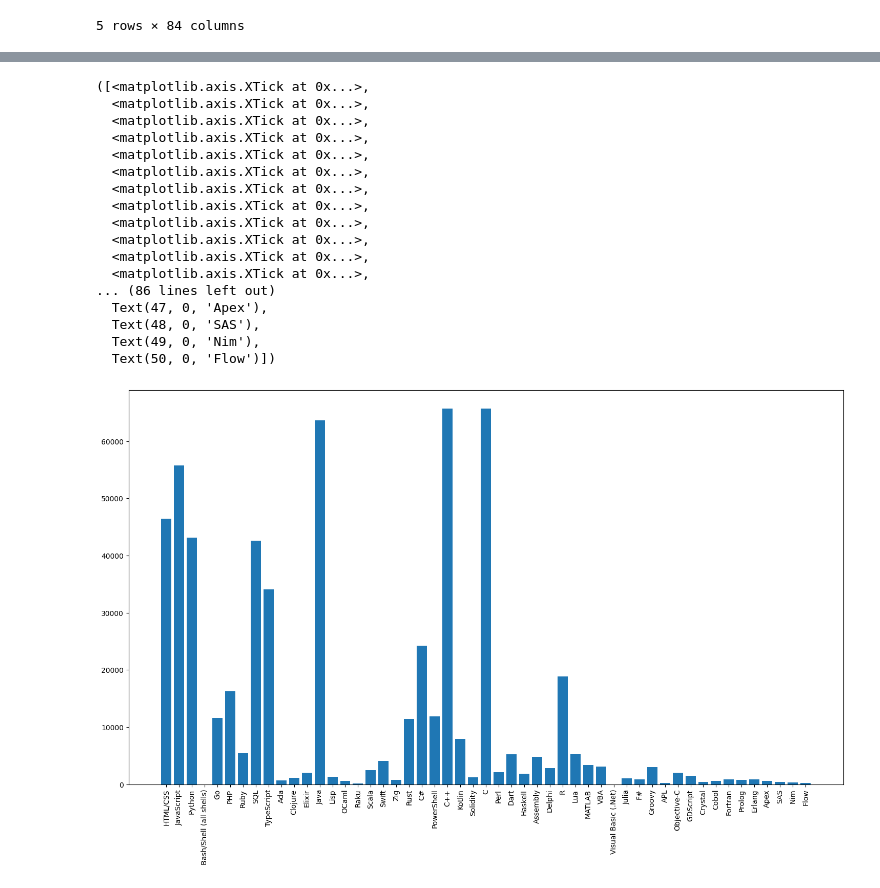
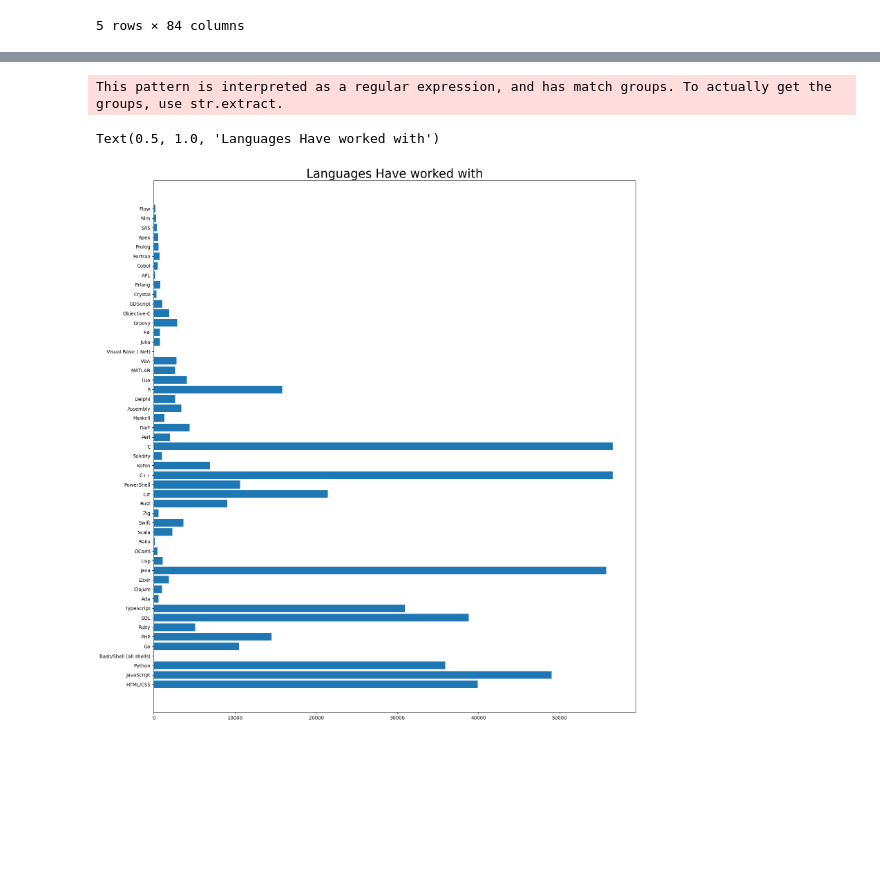
Before and after one commit to joshuaSamuel06/Tech-Jobs-Analysis, a Jupyter notebook: Joshua/Data/cleaning.ipynb, the cells around one changed output, grey strips where cells are left out. Cells and saved outputs as stored; diff of their text form; code cells hidden in the pictures; blank space fills up the shorter version.

```diff
--- a/Joshua/Data/cleaning.ipynb
+++ b/Joshua/Data/cleaning.ipynb
@@ -45,7 +49,9 @@ print(languages)
 # %%
+#creating a dictionery of programming languages that people know with their counts
+Alllanguages = Data["LanguageHaveWorkedWith"].tolist()
+
+languages= seperate(Alllanguages)
 LangDict = {}
 for i in languages:
-    LangDict[i] = data["LanguageHaveWorkedWith"].str.contains(i, na=False).sum()
-
-LangDict
+    LangDict[i] = Data["LanguageHaveWorkedWith"].str.contains(i, na=False).sum()
 # %% [output]
@@ -69,26 +59,30 @@ LangDict
-# %%
-
-
-plt.rcParams["figure.figsize"] = (18, 10)
-
-plt.bar(range(len(LangDict)), list(LangDict.values()), align='center')
-plt.xticks(range(len(LangDict)), list(LangDict.keys()), rotation = 'vertical')
-# %% [output]
-([<matplotlib.axis.XTick at 0x...>,
-  <matplotlib.axis.XTick at 0x...>,
-  <matplotlib.axis.XTick at 0x...>,
-  <matplotlib.axis.XTick at 0x...>,
-  <matplotlib.axis.XTick at 0x...>,
-  <matplotlib.axis.XTick at 0x...>,
-  <matplotlib.axis.XTick at 0x...>,
-  <matplotlib.axis.XTick at 0x...>,
-  <matplotlib.axis.XTick at 0x...>,
-  <matplotlib.axis.XTick at 0x...>,
-  <matplotlib.axis.XTick at 0x...>,
-  <matplotlib.axis.XTick at 0x...>,
-... (86 lines left out)
-  Text(47, 0, 'Apex'),
-  Text(48, 0, 'SAS'),
-  Text(49, 0, 'Nim'),
-  Text(50, 0, 'Flow')])
-[figure, removed]
+# %%
+#creating a dictionery of programming languagesthat people want to learn or work with and the number of instances
+Alllanguages_want = Data["LanguageWantToWorkWith"].tolist()
+
+languages_want = seperate(Alllanguages_want)
+LangDict_want = {}
+for i in languages_want:
+    LangDict_want[i] = Data["LanguageWantToWorkWith"].str.contains(i, na=False).sum()
+# %% [output]
+This pattern is interpreted as a regular expression, and has match groups. To actually get the groups, use str.extract.
+# %%
+def addlabels(x,y):
+    for i in range(len(x)):
+        plt.text(i, y[i], y[i], ha = 'center')
+# fig, axes = plt.subplots(2, 1)
+
+plt.rcParams["figure.figsize"] = (18,20)
+
+plt.barh(list(LangDict.keys()), list(LangDict.values()),align='center')
+
+plt.title('Languages Have worked with', fontsize = 25)
+# plt.yticks(range(len(LangDict)), list(LangDict.keys()))
+
+# figure(num=None, figsize=(30,25), dpi=80, facecolor='w', edgecolor='r')
+# sns.barplot(y=list(LangDict.keys()),x=list(LangDict.values()))
+# plt.xticks(rotation=90)
+# plt.show()
+# %% [output]
+Text(0.5, 1.0, 'Languages Have worked with')
+[figure, added]
```
Also changed, not shown: parts of 20 cells of this notebook.
